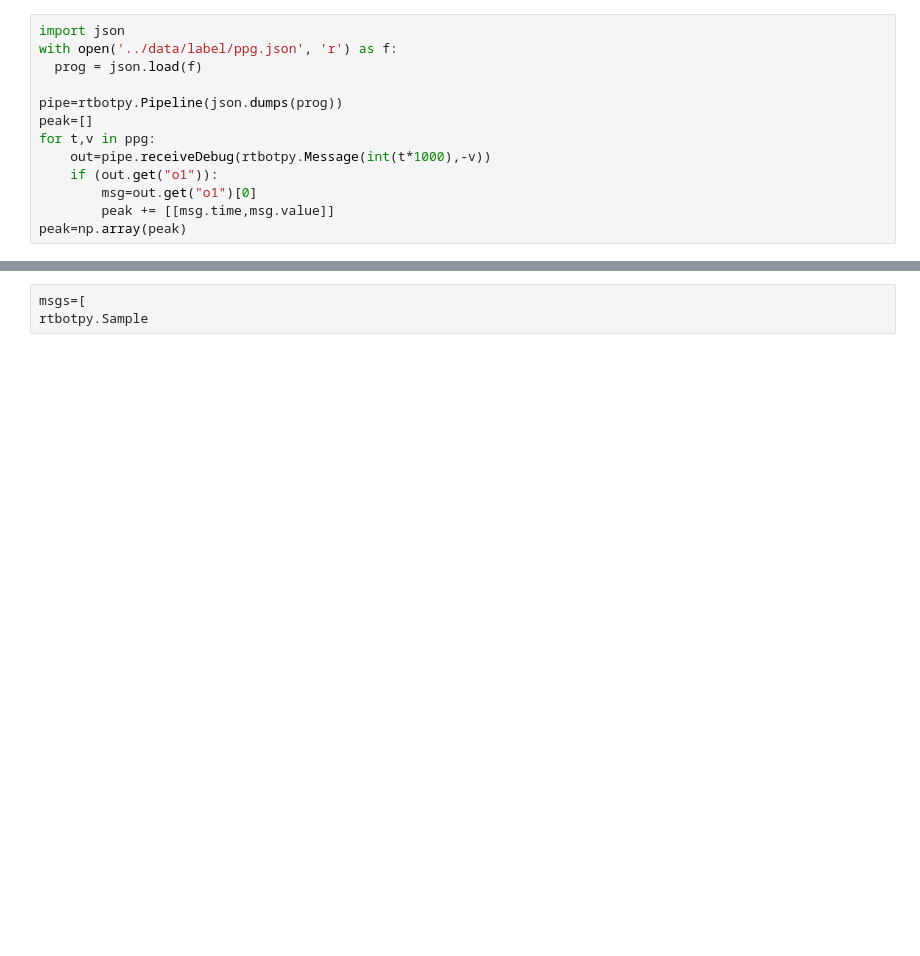
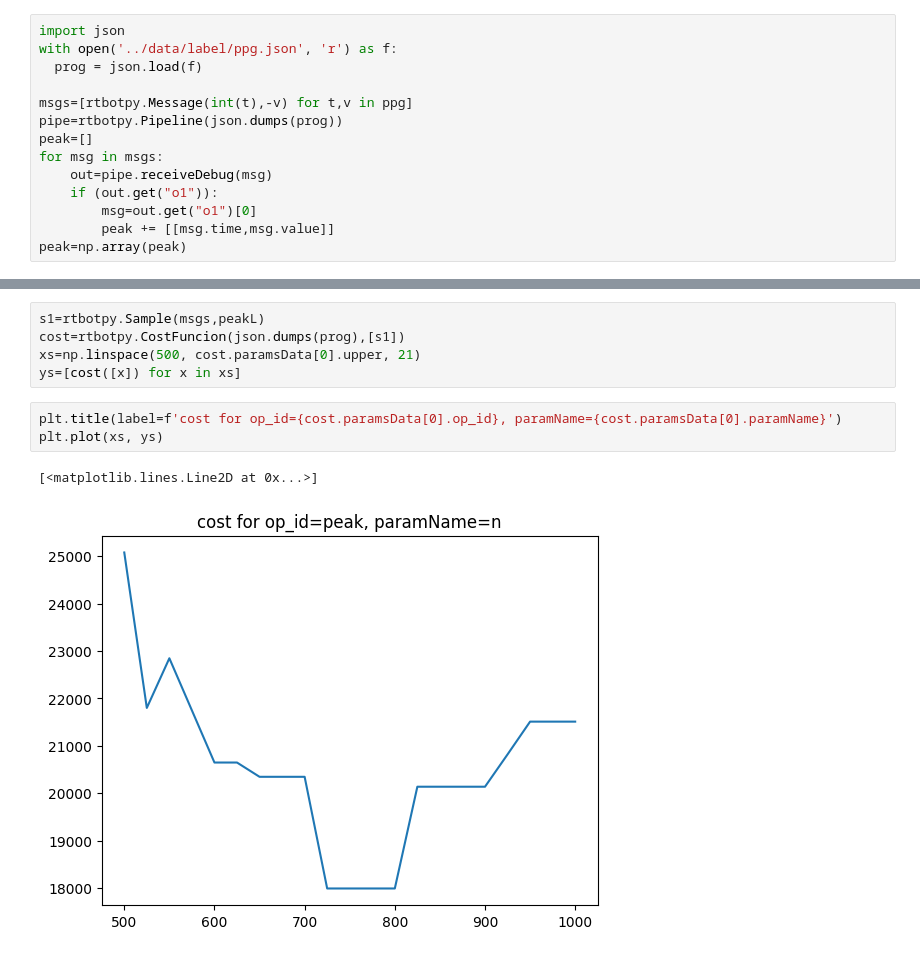
Before and after one commit to rtbot-dev/rtbot, a Jupyter notebook: examples/notebook/plot_cost.ipynb, the cells around one changed output, grey strips where cells are left out. Drawn from its saved outputs; the diff is of its cells as text; blank space fills up the shorter version.

Commit message:
example(notebook): get the plot of CostFunction

```diff
--- a/examples/notebook/plot_cost.ipynb
+++ b/examples/notebook/plot_cost.ipynb
@@ -16,10 +15,11 @@ import json
 with open('../data/label/ppg.json', 'r') as f:
   prog = json.load(f)
 
+msgs=[rtbotpy.Message(int(t),-v) for t,v in ppg]
 pipe=rtbotpy.Pipeline(json.dumps(prog))
 peak=[]
-for t,v in ppg:
-    out=pipe.receiveDebug(rtbotpy.Message(int(t*1000),-v))
+for msg in msgs:
+    out=pipe.receiveDebug(msg)
     if (out.get("o1")):
         msg=out.get("o1")[0]
         peak += [[msg.time,msg.value]]
@@ -36,6 +36,14 @@ plt.legend()
 # %% [output]
 <matplotlib.legend.Legend at 0x...>
 [figure]
-# %%
-msgs=[
-rtbotpy.Sample
+# %%
+s1=rtbotpy.Sample(msgs,peakL)
+cost=rtbotpy.CostFuncion(json.dumps(prog),[s1])
+xs=np.linspace(500, cost.paramsData[0].upper, 21)
+ys=[cost([x]) for x in xs]
+# %%
+plt.title(label=f'cost for op_id={cost.paramsData[0].op_id}, paramName={cost.paramsData[0].paramName}')
+plt.plot(xs, ys)
+# %% [output]
+[<matplotlib.lines.Line2D at 0x...>]
+[figure, added]
```
Also changed, not shown: parts of 3 cells of this notebook.
